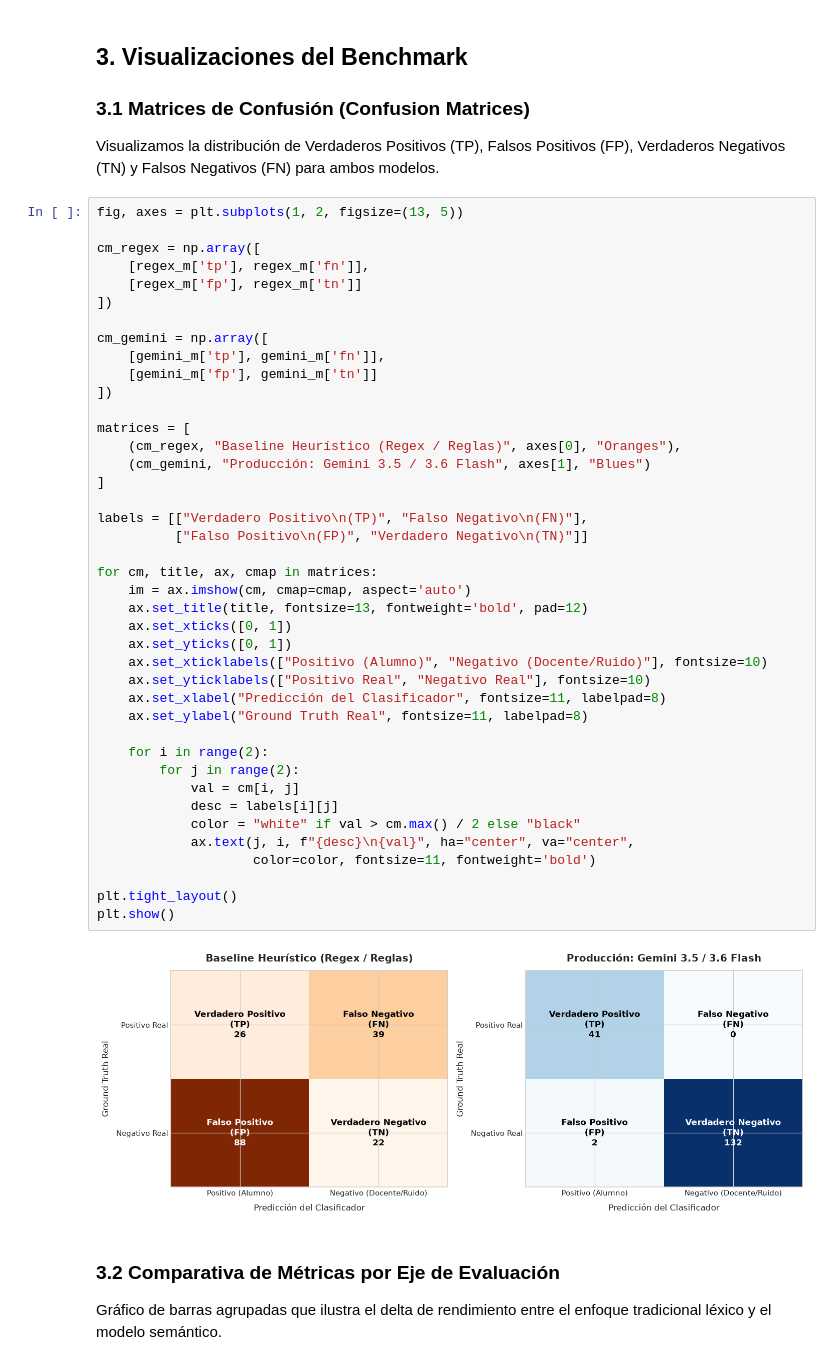
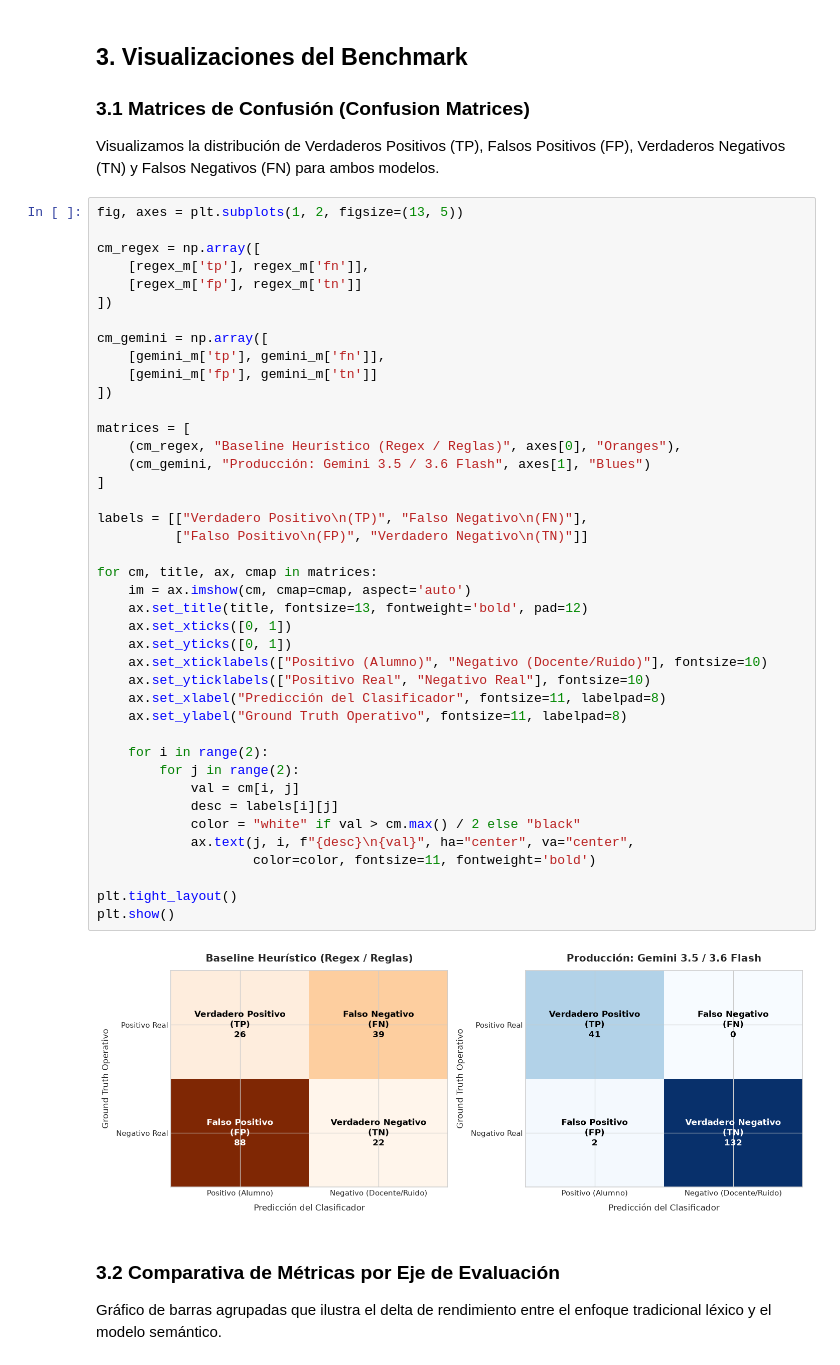
Before and after one commit to metecondrie/prospeccion-alumnos-ciencias, a Jupyter notebook: notebooks/evaluacion_clasificador.ipynb, the cells around one changed output. Saved outputs shown, nothing was run; the diff lists cells and outputs as text.

```diff
--- a/notebooks/evaluacion_clasificador.ipynb
+++ b/notebooks/evaluacion_clasificador.ipynb
@@ -152,35 +152,35 @@ cm_gemini = np.array([
 ])
 
 matrices = [
     (cm_regex, "Baseline Heurístico (Regex / Reglas)", axes[0], "Oranges"),
     (cm_gemini, "Producción: Gemini 3.5 / 3.6 Flash", axes[1], "Blues")
 ]
 
 labels = [["Verdadero Positivo\n(TP)", "Falso Negativo\n(FN)"],
           ["Falso Positivo\n(FP)", "Verdadero Negativo\n(TN)"]]
 
 for cm, title, ax, cmap in matrices:
     im = ax.imshow(cm, cmap=cmap, aspect='auto')
     ax.set_title(title, fontsize=13, fontweight='bold', pad=12)
     ax.set_xticks([0, 1])
     ax.set_yticks([0, 1])
     ax.set_xticklabels(["Positivo (Alumno)", "Negativo (Docente/Ruido)"], fontsize=10)
     ax.set_yticklabels(["Positivo Real", "Negativo Real"], fontsize=10)
     ax.set_xlabel("Predicción del Clasificador", fontsize=11, labelpad=8)
-    ax.set_ylabel("Ground Truth Real", fontsize=11, labelpad=8)
+    ax.set_ylabel("Ground Truth Operativo", fontsize=11, labelpad=8)
 
     for i in range(2):
         for j in range(2):
             val = cm[i, j]
             desc = labels[i][j]
             color = "white" if val > cm.max() / 2 else "black"
             ax.text(j, i, f"{desc}\n{val}", ha="center", va="center",
                     color=color, fontsize=11, fontweight='bold')
 
 plt.tight_layout()
 plt.show()
 # %% [output]
-[figure, old version]
+[figure, new version]
 # %% [markdown]
 ### 3.2 Comparativa de Métricas por Eje de Evaluación
 Gráfico de barras agrupadas que ilustra el delta de rendimiento entre el enfoque tradicional léxico y el modelo semántico.
```
Also changed, not shown: parts of 6 cells of this notebook, 12 other files.
